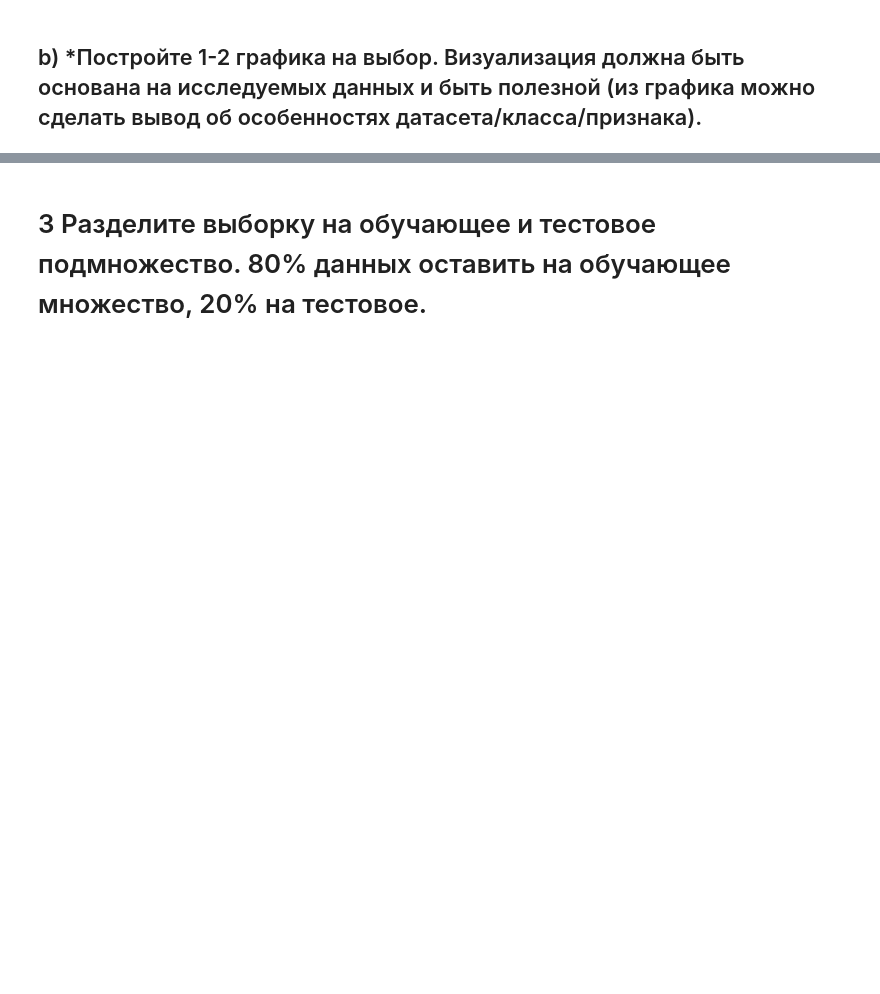
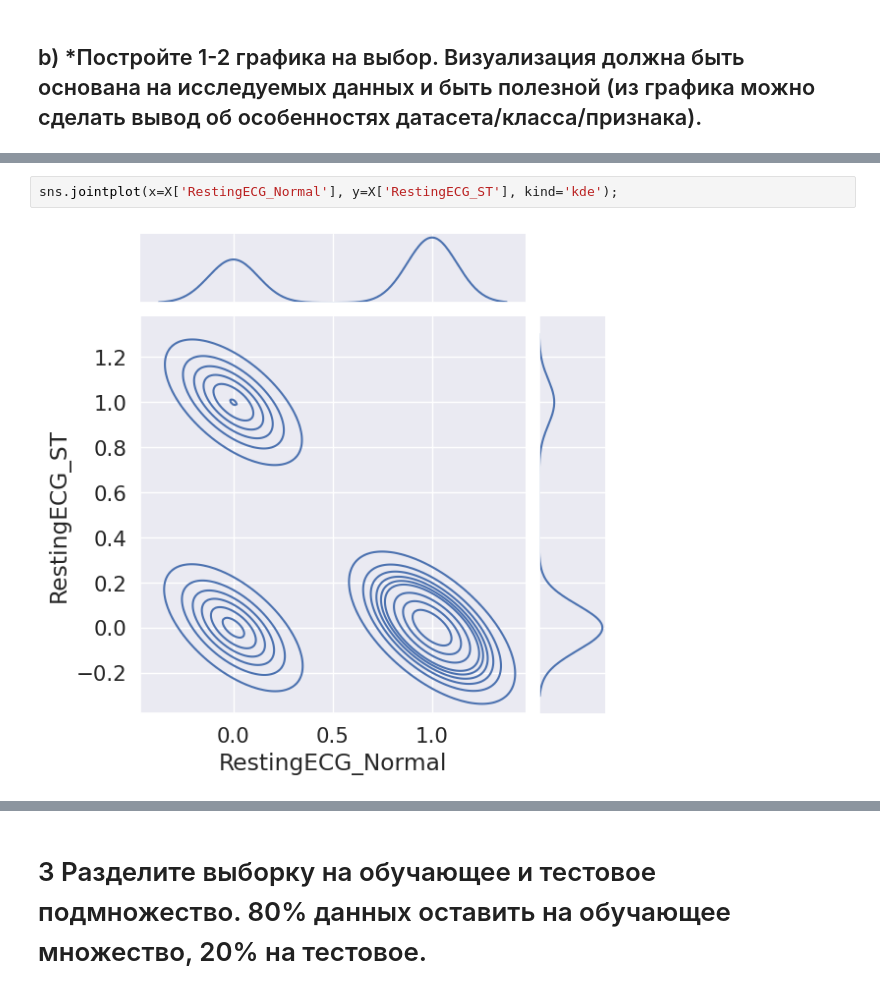
Before and after one commit to AIhexNICK-MAIL-RU/ML-projects-new, a Jupyter notebook: Net_ml_hw8.ipynb, the cells around one changed output, grey strips where cells are left out. Drawn from its saved outputs; the diff is of its cells as text; blank space fills up the shorter version.

```diff
--- a/Net_ml_hw8.ipynb
+++ b/Net_ml_hw8.ipynb
@@ -18,0 +237,4 @@
+# %%
+sns.jointplot(x=X['RestingECG_Normal'], y=X['RestingECG_ST'], kind='kde');
+# %% [output]
+[figure, added]
```
Also changed, not shown: parts of 66 cells of this notebook.
